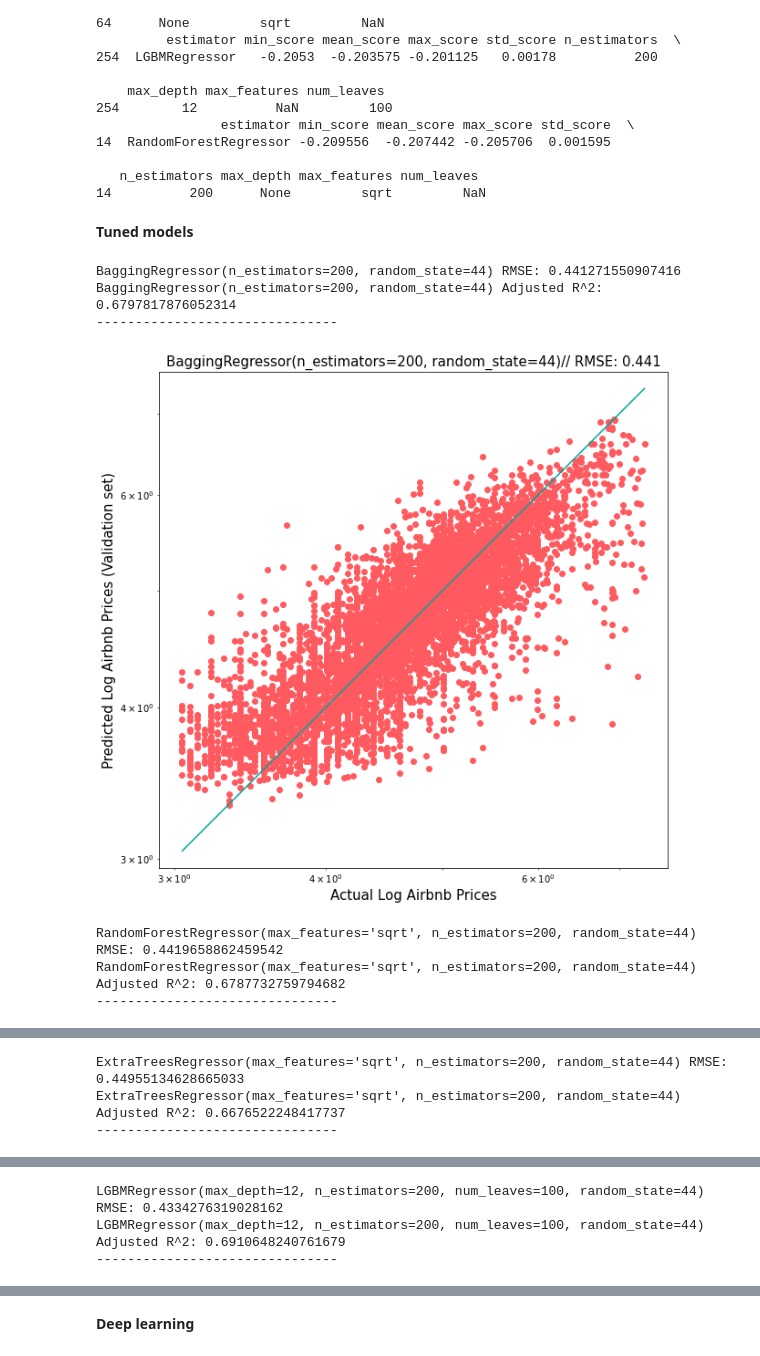
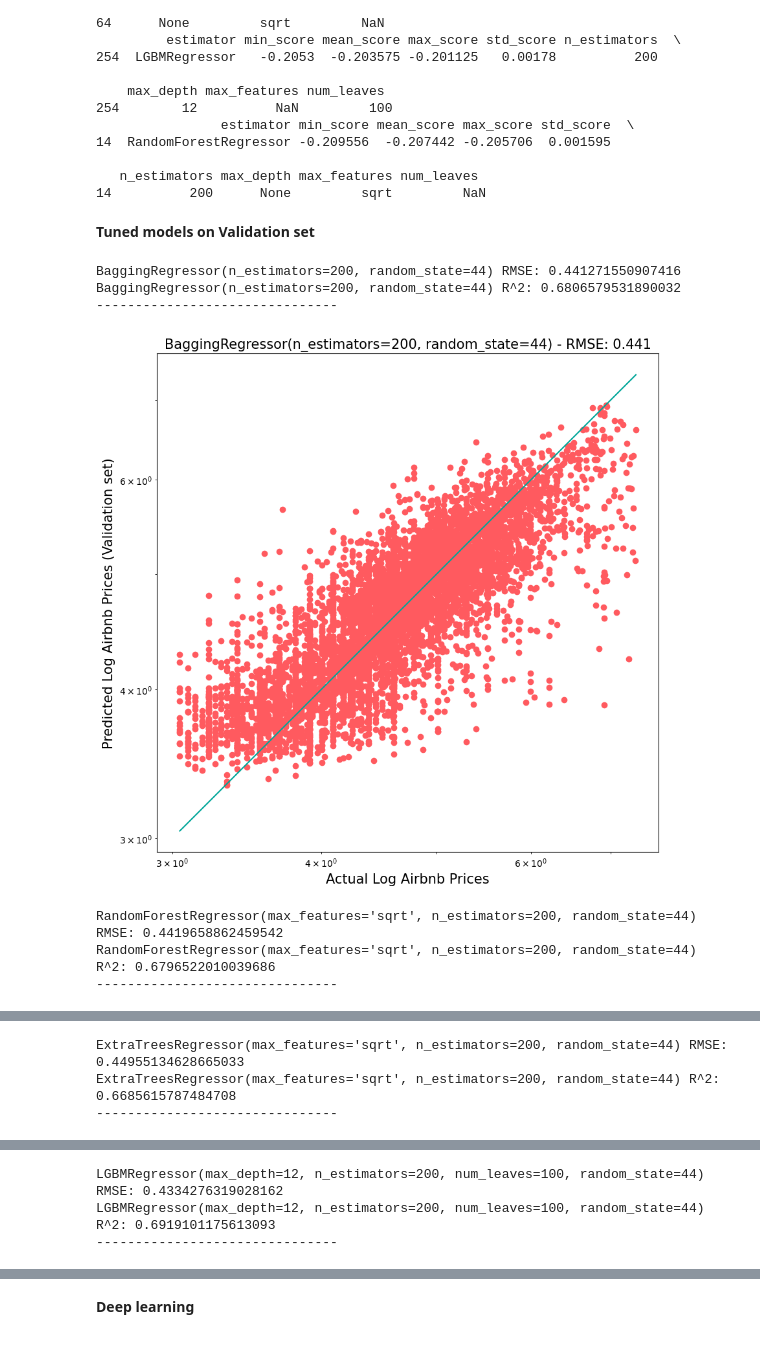
Before and after one commit to euisuck2/Deep-Learning-project-1, a Jupyter notebook: Machine_Learning.ipynb, the cells around one changed output, grey strips where cells are left out. Saved outputs shown, nothing was run; the diff lists cells and outputs as text; code cells hidden in the pictures.

```diff
--- a/Machine_Learning.ipynb
+++ b/Machine_Learning.ipynb
@@ -151,7 +177,7 @@ model_list =  [Ridge(random_state = RANDOM_SEED),
                KNeighborsRegressor(n_neighbors=5)]
 
 rmse_list = []
-adjusted_r_square_list = []
+r_square_list = []
 
 for model in tqdm(model_list):
 
@@ -162,10 +188,10 @@ for model in tqdm(model_list):
   rmse_list.append(np.sqrt(mean_squared_error(y_val, prediction)))
   print(str(model), "RMSE:", np.sqrt(mean_squared_error(y_val, prediction)))
 
-  # Adjusted R-square Caculation and append to list
-  Adj_r2 = 1 - (1 - r2_score(y_val, prediction)) * ((len(y_train)-1)/(len(y_train)-X_train.shape[1]-1))
-  adjusted_r_square_list.append(Adj_r2)
-  print(str(model), "Adjusted R^2:", Adj_r2)
+  # R-square Caculation and append to list
+  r_square = r2_score(y_val, prediction)
+  r_square_list.append(r_square)
+  print(str(model), "R^2:", r_square)
   print("-------------------------------")
 
 
@@ -180,7 +206,7 @@ for model in tqdm(model_list):
   plt.xlabel('Actual Log Airbnb Prices', fontsize=15)
   plt.ylabel('Predicted Log Airbnb Prices (Validation set)', fontsize=15)
   plt.axis('equal')
-  plt.title(str(model) + "// RMSE: " + str(np.round(np.sqrt(mean_squared_error(y_val, prediction)),3)), fontsize=15)
+  plt.title(str(model) + " - RMSE: " + str(np.round(np.sqrt(mean_squared_error(y_val, prediction)), 3)), fontsize=15)
   plt.show()
 # %% [output]
 Ridge(random_state=44) RMSE: 0.4840919571304316
@@ -386,7 +414,7 @@ for estima in np.unique(df_scores.estimator):
    n_estimators max_depth max_features num_leaves
 14          200      None         sqrt         NaN
 # %% [markdown]
-**Tuned models**
+**Tuned models on Validation set**
 # %%
 # best hyperparameters for each model
 tuned_model_list =  [BaggingRegressor(n_estimators = 200, random_state = RANDOM_SEED),
@@ -400,42 +428,42 @@ model_names = ['BaggingRegressor',
                'LGBMRegressor']
 
 tuned_rmse_list = []
-tuned_adjusted_r_square_list = []
+tuned_r_square_list = []
 
 for model in tqdm(tuned_model_list):
 
   model.fit(X_train, y_train)
   prediction = model.predict(X_val)
 
   # RMSE Caculation and append to list
   tuned_rmse_list.append(np.sqrt(mean_squared_error(y_val, prediction)))
   print(str(model), "RMSE:", np.sqrt(mean_squared_error(y_val, prediction)))
 
-  # Adjusted R-square Caculation and append to list
-  Adj_r2 = 1 - (1 - r2_score(y_val, prediction)) * ((len(y_train)-1)/(len(y_train)-X_train.shape[1]-1))
-  tuned_adjusted_r_square_list.append(Adj_r2)
-  print(str(model), "Adjusted R^2:", Adj_r2)
+  # R-square Caculation and append to list
+  r_square = r2_score(y_val, prediction)
+  tuned_r_square_list.append(r_square)
+  print(str(model), "R^2:", r_square)
   print("-------------------------------")
 
 
   plt.figure(figsize=(10,10))
   plt.scatter(y_val, prediction, color = '#FF5A5F')
   plt.yscale('log')
   plt.xscale('log')
 
   p1 = max(max(prediction), max(y_val))
   p2 = min(min(prediction), min(y_val))
   plt.plot([p1, p2], [p1, p2], '#00A699')
   plt.xlabel('Actual Log Airbnb Prices', fontsize=15)
   plt.ylabel('Predicted Log Airbnb Prices (Validation set)', fontsize=15)
   plt.axis('equal')
-  plt.title(str(model) + "// RMSE: " + str(np.round(np.sqrt(mean_squared_error(y_val, prediction)),3)), fontsize=15)
+  plt.title(str(model) + " - RMSE: " + str(np.round(np.sqrt(mean_squared_error(y_val, prediction)), 3)), fontsize=15)
   plt.show()
 # %% [output]
 BaggingRegressor(n_estimators=200, random_state=44) RMSE: 0.441271550907416
-BaggingRegressor(n_estimators=200, random_state=44) Adjusted R^2: 0.6797817876052314
+BaggingRegressor(n_estimators=200, random_state=44) R^2: 0.6806579531890032
 -------------------------------
-[figure, old version]
+[figure, new version]
 RandomForestRegressor(max_features='sqrt', n_estimators=200, random_state=44) RMSE: 0.4419658862459542
-RandomForestRegressor(max_features='sqrt', n_estimators=200, random_state=44) Adjusted R^2: 0.6787732759794682
+RandomForestRegressor(max_features='sqrt', n_estimators=200, random_state=44) R^2: 0.6796522010039686
 -------------------------------
@@ -443,3 +471,3 @@ RandomForestRegressor(max_features='sqrt', n_estimators=200, random_state=44) Ad
 ExtraTreesRegressor(max_features='sqrt', n_estimators=200, random_state=44) RMSE: 0.44955134628665033
-ExtraTreesRegressor(max_features='sqrt', n_estimators=200, random_state=44) Adjusted R^2: 0.6676522248417737
+ExtraTreesRegressor(max_features='sqrt', n_estimators=200, random_state=44) R^2: 0.6685615787484708
 -------------------------------
@@ -447,3 +475,3 @@ ExtraTreesRegressor(max_features='sqrt', n_estimators=200, random_state=44) Adju
 LGBMRegressor(max_depth=12, n_estimators=200, num_leaves=100, random_state=44) RMSE: 0.4334276319028162
-LGBMRegressor(max_depth=12, n_estimators=200, num_leaves=100, random_state=44) Adjusted R^2: 0.6910648240761679
+LGBMRegressor(max_depth=12, n_estimators=200, num_leaves=100, random_state=44) R^2: 0.6919101175613093
 -------------------------------
```
Also changed, not shown: parts of 29 cells of this notebook.
